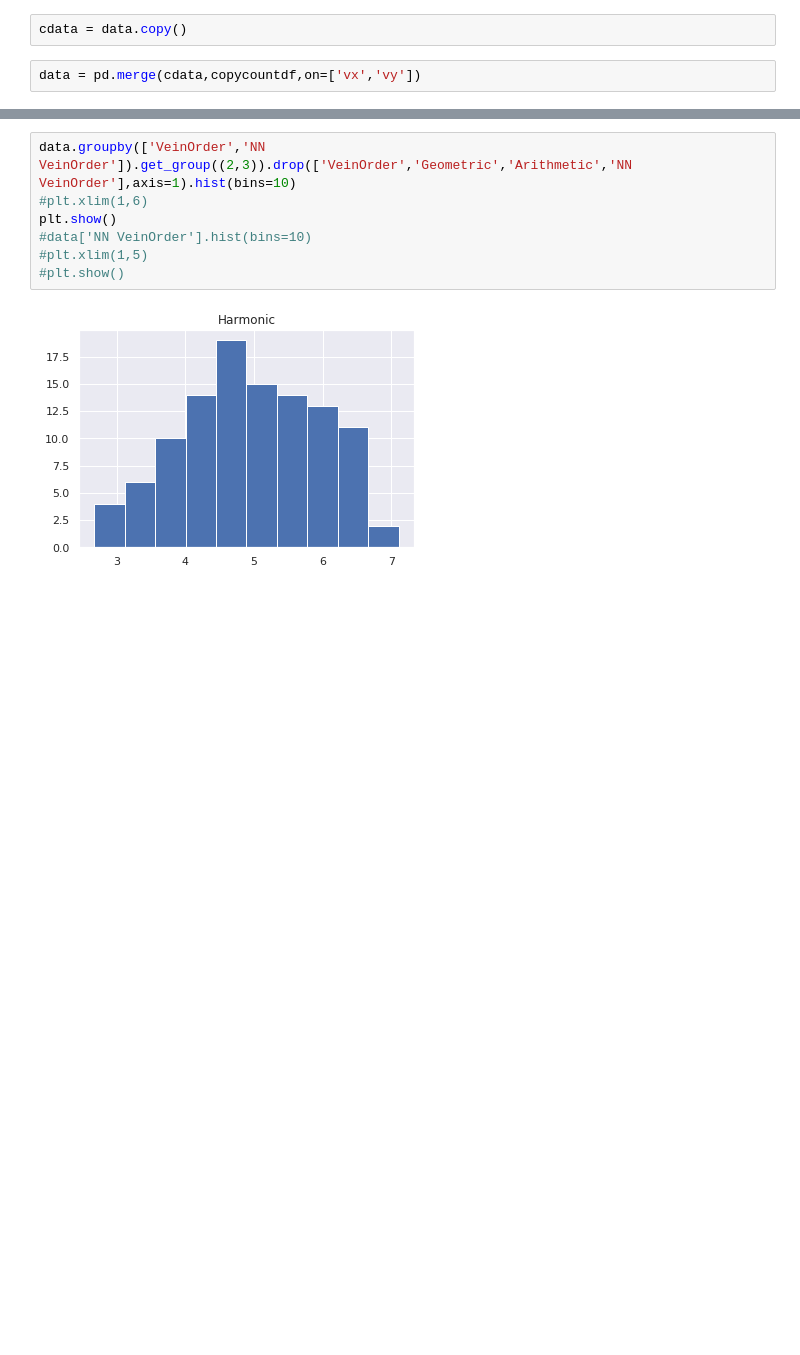
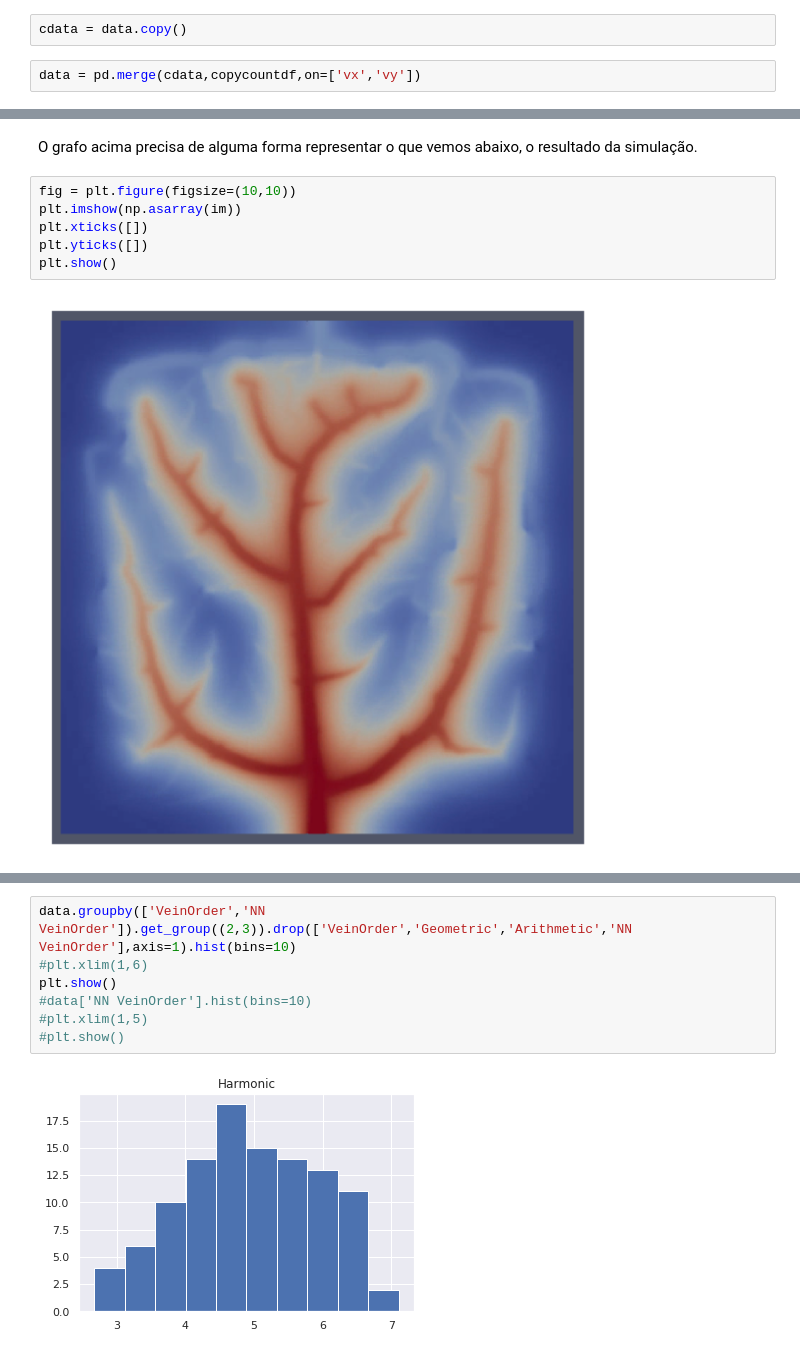
Before and after one commit to CaioMar/Venacao, a Jupyter notebook: Distance_histogram.ipynb, the cells around one changed output, grey strips where cells are left out. Drawn from its saved outputs; the diff is of its cells as text; blank space fills up the shorter version.

```diff
--- a/Distance_histogram.ipynb
+++ b/Distance_histogram.ipynb
@@ -101,0 +96,10 @@ plt.show()
+# %% [markdown]
+O grafo acima precisa de alguma forma representar o que vemos abaixo, o resultado da simulação.
+# %%
+fig = plt.figure(figsize=(10,10))
+plt.imshow(np.asarray(im))
+plt.xticks([])
+plt.yticks([])
+plt.show()
+# %% [output]
+[figure, added]
```
Also changed, not shown: parts of 14 cells of this notebook, 2 other files.
